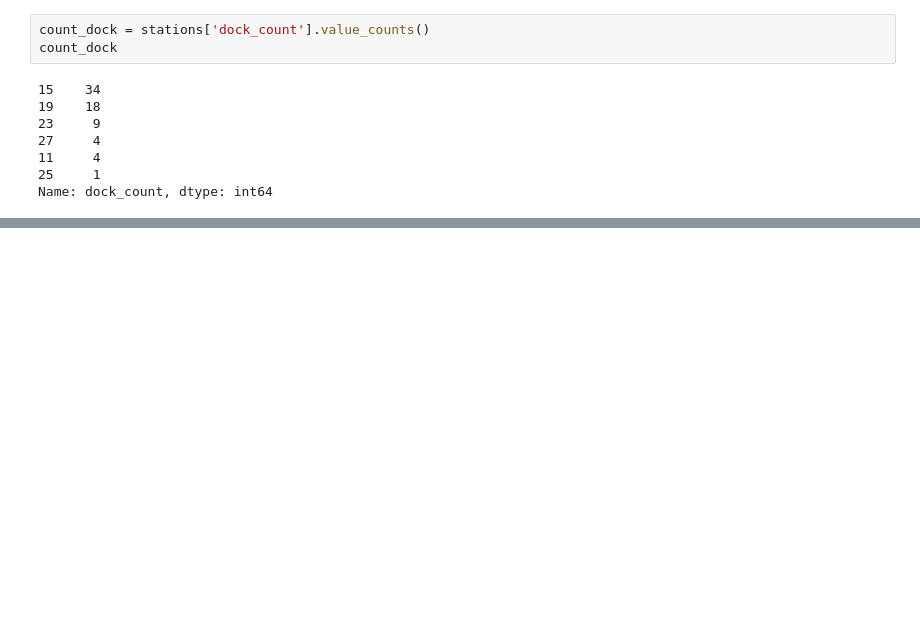
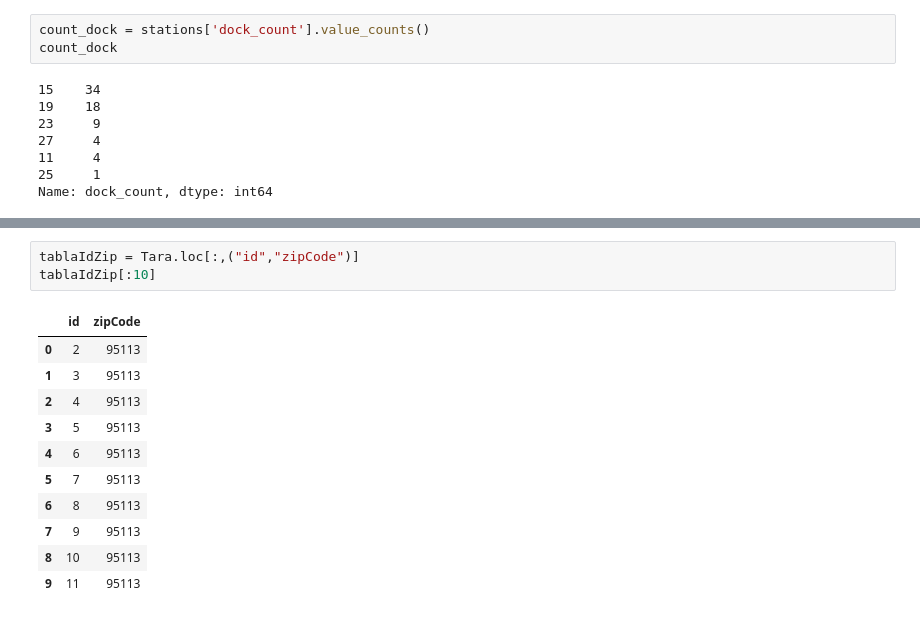
Before and after one commit to santiagoaso/2017datos, a Jupyter notebook: Tp1 Stations.ipynb, the cells around one changed output, grey strips where cells are left out. Saved outputs shown, nothing was run; the diff lists cells and outputs as text; blank space fills up the shorter version.

```diff
--- a/Tp1 Stations.ipynb
+++ b/Tp1 Stations.ipynb
@@ -93,0 +118,15 @@ Name: installation_date, dtype: int64
+# %%
+tablaIdZip = Tara.loc[:,("id","zipCode")]
+tablaIdZip[:10]
+# %% [output]
+|  | id | zipCode |
+| 0 | 2 | 95113 |
+| 1 | 3 | 95113 |
+| 2 | 4 | 95113 |
+| 3 | 5 | 95113 |
+| 4 | 6 | 95113 |
+| 5 | 7 | 95113 |
+| 6 | 8 | 95113 |
+| 7 | 9 | 95113 |
+| 8 | 10 | 95113 |
+| 9 | 11 | 95113 |
```
Also changed, not shown: parts of 7 cells of this notebook.
